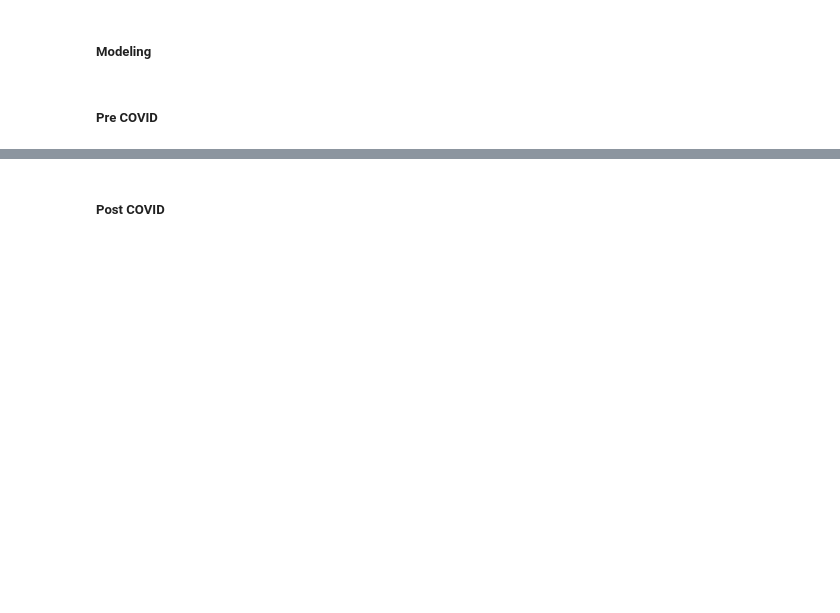
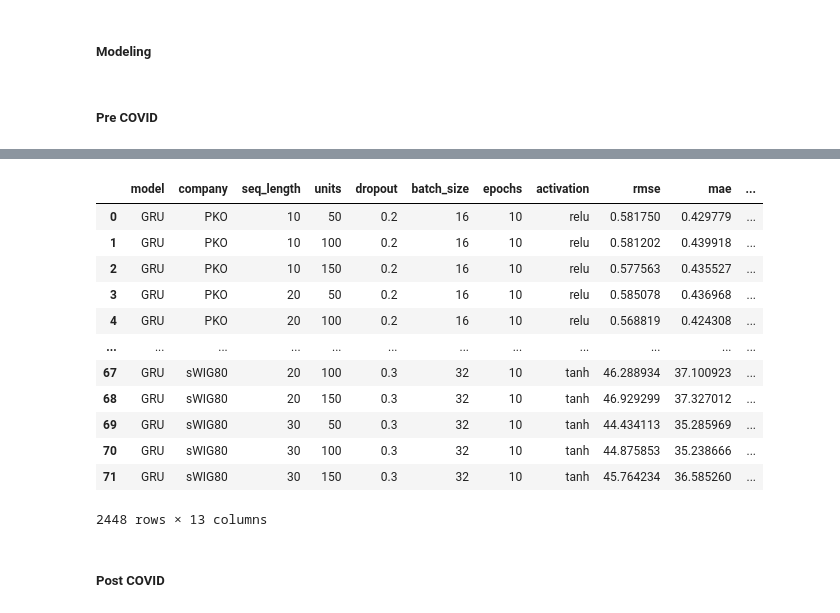
Before and after one commit to Oskar-Bednarek/Master-Thesis-Prediction-models, a Jupyter notebook: 9. GRU/GRU_prediction.ipynb, the cells around one changed output, grey strips where cells are left out. Cells and saved outputs as stored; diff of their text form; code cells hidden in the pictures; blank space fills up the shorter version.

Commit message:
Code compiled, results available

```diff
--- a/9. GRU/GRU_prediction.ipynb
+++ b/9. GRU/GRU_prediction.ipynb
@@ -482,3 +462,19 @@ returns_pre
+# %%
+results_pre
+# %% [output]
+|  | model | company | seq_length | units | dropout | batch_size | epochs | activation | rmse | mae | ... |
+| 0 | GRU | PKO | 10 | 50 | 0.2 | 16 | 10 | relu | 0.581750 | 0.429779 | ... |
+| 1 | GRU | PKO | 10 | 100 | 0.2 | 16 | 10 | relu | 0.581202 | 0.439918 | ... |
+| 2 | GRU | PKO | 10 | 150 | 0.2 | 16 | 10 | relu | 0.577563 | 0.435527 | ... |
+| 3 | GRU | PKO | 20 | 50 | 0.2 | 16 | 10 | relu | 0.585078 | 0.436968 | ... |
+| 4 | GRU | PKO | 20 | 100 | 0.2 | 16 | 10 | relu | 0.568819 | 0.424308 | ... |
+| ... | ... | ... | ... | ... | ... | ... | ... | ... | ... | ... | ... |
+| 67 | GRU | sWIG80 | 20 | 100 | 0.3 | 32 | 10 | tanh | 46.288934 | 37.100923 | ... |
+| 68 | GRU | sWIG80 | 20 | 150 | 0.3 | 32 | 10 | tanh | 46.929299 | 37.327012 | ... |
+| 69 | GRU | sWIG80 | 30 | 50 | 0.3 | 32 | 10 | tanh | 44.434113 | 35.285969 | ... |
+| 70 | GRU | sWIG80 | 30 | 100 | 0.3 | 32 | 10 | tanh | 44.875853 | 35.238666 | ... |
+| 71 | GRU | sWIG80 | 30 | 150 | 0.3 | 32 | 10 | tanh | 45.764234 | 36.585260 | ... |
+2448 rows × 13 columns
 # %% [markdown]
 ##### Post COVID
 # %%
```
Also changed, not shown: parts of 4 cells of this notebook, 25 other files.
